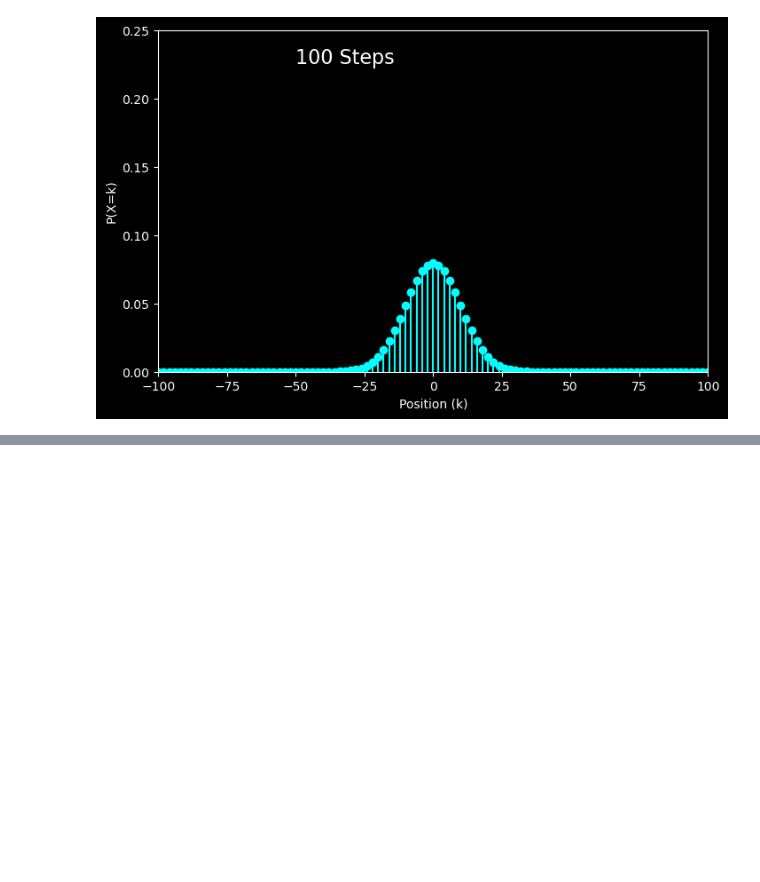
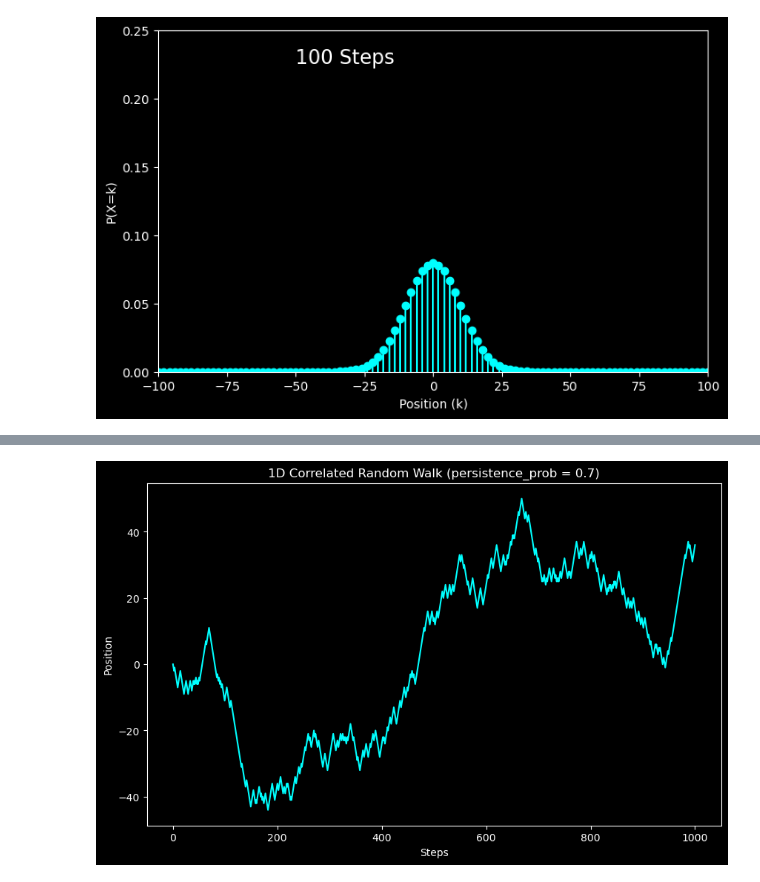
Before and after one commit to CAS-ReproLab/FunWithModels, a Jupyter notebook: Random Walks/1D_SRW.ipynb, the cells around one changed output, grey strips where cells are left out. Cells and saved outputs as stored; diff of their text form; code cells hidden in the pictures; blank space fills up the shorter version.

```diff
--- a/Random Walks/1D_SRW.ipynb
+++ b/Random Walks/1D_SRW.ipynb
@@ -280,0 +347,45 @@ Video("random_walk_pmf_animation.mp4", embed=True)
+# %%
+import numpy as np
+import matplotlib.pyplot as plt
+
+def correlated_random_walk(num_steps, persistence_prob=0.5):
+    # Initialize the starting position and the first step direction
+    position = 0
+    path = [position]
+
+    # Randomly choose the initial step (+1 or -1)
+    step = np.random.choice([-1, 1])
+    path.append(step)
+    position += step
+
+    # Perform the correlated walk
+    for _ in range(1, num_steps):
+        # Decide the next step based on persistence probability
+        if np.random.rand() < persistence_prob:
+            # Take the same direction as the previous step
+            position += step
+        else:
+            # Switch direction
+            step = -step
+            position += step
+        path.append(position)
+
+    return path
+
+# Parameters
+num_steps = 1000  # Total number of steps in the walk
+persistence_prob = 0.7  # Probability of repeating the last step
+
+# Simulate the correlated random walk
+path = correlated_random_walk(num_steps, persistence_prob)
+
+# Plot the walk
+plt.style.use('dark_background')
+plt.figure(figsize=(10, 6))
+plt.plot(path, color="cyan")
+plt.title(f"1D Correlated Random Walk (persistence_prob = {persistence_prob})")
+plt.xlabel("Steps")
+plt.ylabel("Position")
+plt.show()
+# %% [output]
+[figure, added]
```
Also changed, not shown: parts of 3 cells of this notebook.
